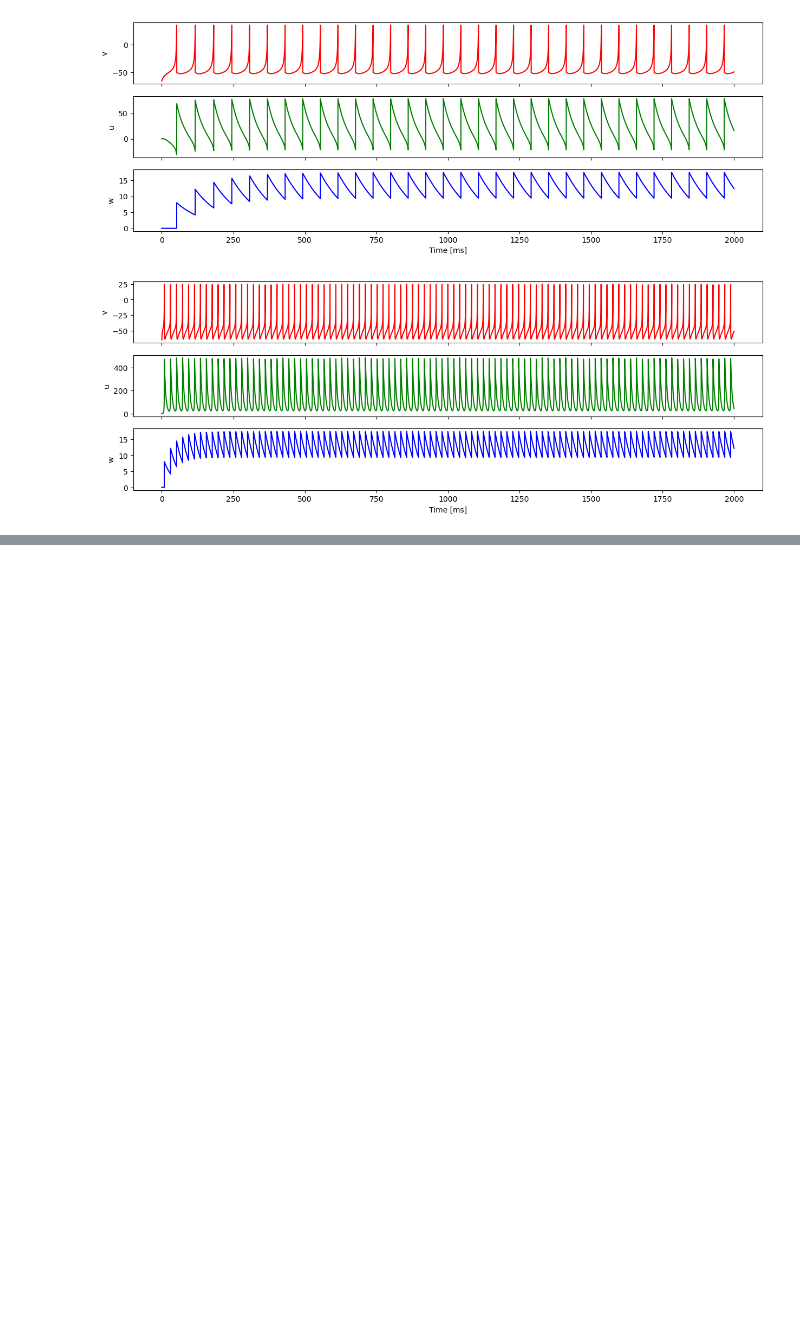
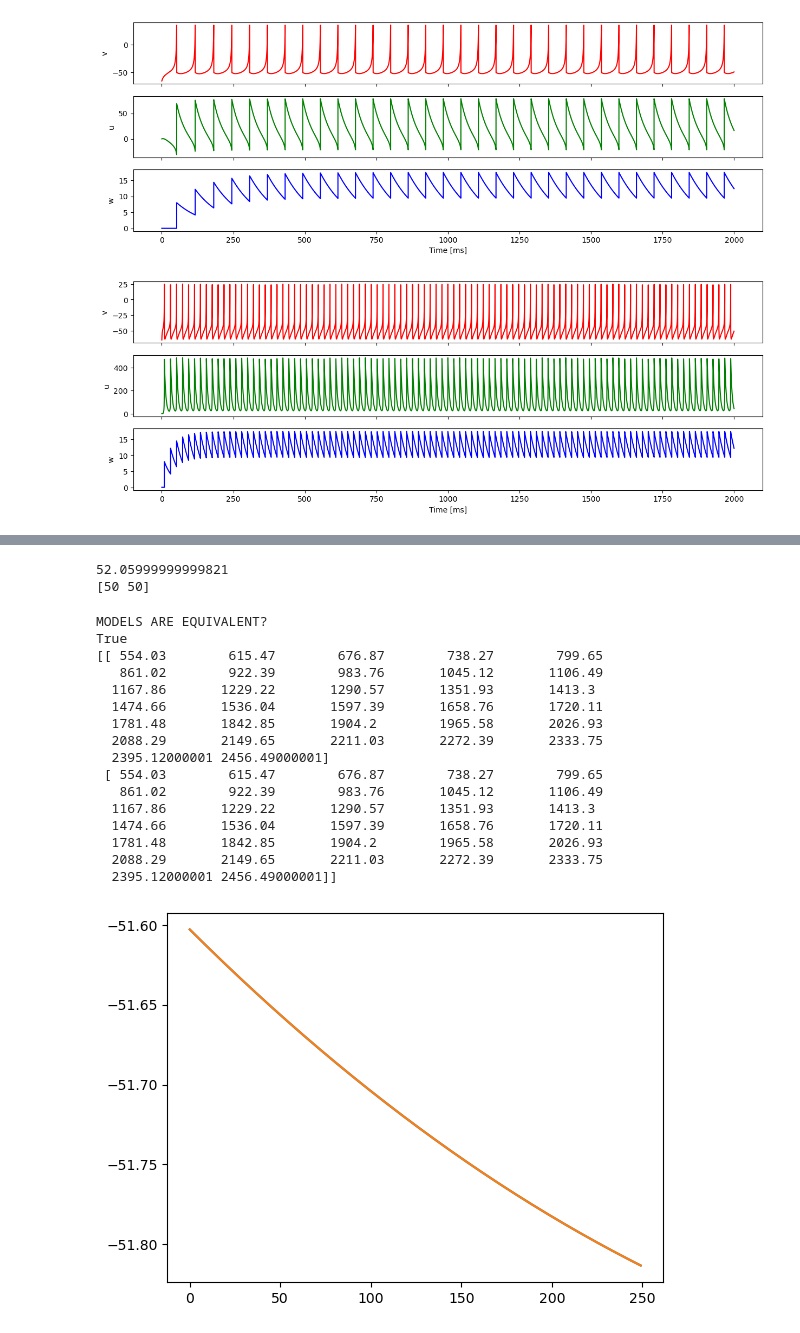
Before and after one commit to liammcs10/AQUA_project, a Jupyter notebook: general_model_testing.ipynb, the cells around one changed output, grey strips where cells are left out. Cells and saved outputs as stored; diff of their text form; code cells hidden in the pictures; blank space fills up the shorter version.

```diff
--- a/general_model_testing.ipynb
+++ b/general_model_testing.ipynb
@@ -236,3 +219,79 @@ print(spikes)
  2087.67       2149.03       2210.37       2271.72       2333.08
  2394.42000001 2455.78000001]
 [figure]
+# %%
+## Compare batch to the single neuron
+
+RS = {'name': 'RS', 'C': 100, 'k': 0.7, 'v_r': -60, 'v_t': -40, 'v_peak': 35,
+     'a': 0.03, 'b': -2, 'c': -50, 'd': 100, 'e': 0.01, 'f': 8.0, 'tau': 0.5}    # Class 1
+
+
+x_start = np.array([[-65, 0, 0],
+                    [-65, 0, 0]])
+t_start = np.array([0., 0.])
+
+T = 2000
+dt = 0.01
+N_iter = int(T/dt)
+
+params = [RS, RS]
+
+
+neuron = AQUA(RS)
+neuron.Initialise(x_start[0], t_start[0])
+
+
+I_inj = 100 * np.ones((2, N_iter))
+
+
+#initial run
+X_RS, T_RS, RS_spikes = neuron.update_RK2(dt, N_iter, I_inj[0, :])
+
+print(RS_spikes[0])
+
+
+batch = batchAQUA(params)
+
+idx = 50000
+#initialise with points from the initial sim.
+t_ini = np.array([T_RS[idx], T_RS[idx]])
+
+# initialise with single neuron run
+x_ini = np.array([X_RS[:, idx], X_RS[:, idx]])
+
+
+w_prev = [X_RS[2, idx - int(tau/dt): idx].tolist() for tau in batch.tau]
+w_prev = pad_list(w_prev, pad_end = False)
+
+
+
+
+batch.Initialise(x_ini, t_ini)
+X, T, spikes = batch.update_batch(dt, N_iter, I_inj, w_prev)
+
+plt.plot(X_RS[0, idx:idx+250])
+plt.plot(X[0, 0, :250])
+print("MODELS ARE EQUIVALENT?")
+print((X_RS[0, idx:idx+250] == X[0, 0, :250]).all())
+
+print(spikes)
+# %% [output]
+52.05999999999821
+[50 50]
+MODELS ARE EQUIVALENT?
+True
+[[ 554.03        615.47        676.87        738.27        799.65
+   861.02        922.39        983.76       1045.12       1106.49
+  1167.86       1229.22       1290.57       1351.93       1413.3
+  1474.66       1536.04       1597.39       1658.76       1720.11
+  1781.48       1842.85       1904.2        1965.58       2026.93
+  2088.29       2149.65       2211.03       2272.39       2333.75
+  2395.12000001 2456.49000001]
+ [ 554.03        615.47        676.87        738.27        799.65
+   861.02        922.39        983.76       1045.12       1106.49
+  1167.86       1229.22       1290.57       1351.93       1413.3
+  1474.66       1536.04       1597.39       1658.76       1720.11
+  1781.48       1842.85       1904.2        1965.58       2026.93
+  2088.29       2149.65       2211.03       2272.39       2333.75
+  2395.12000001 2456.49000001]]
+[figure, added]
```
Also changed, not shown: parts of 17 cells of this notebook, 7 other files.
